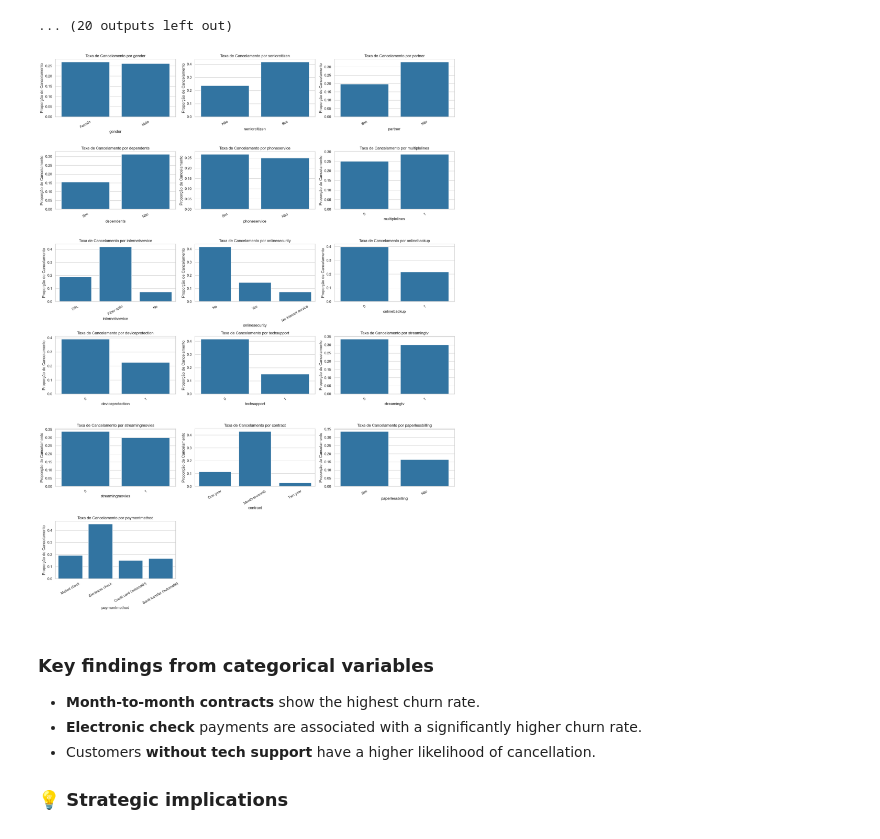
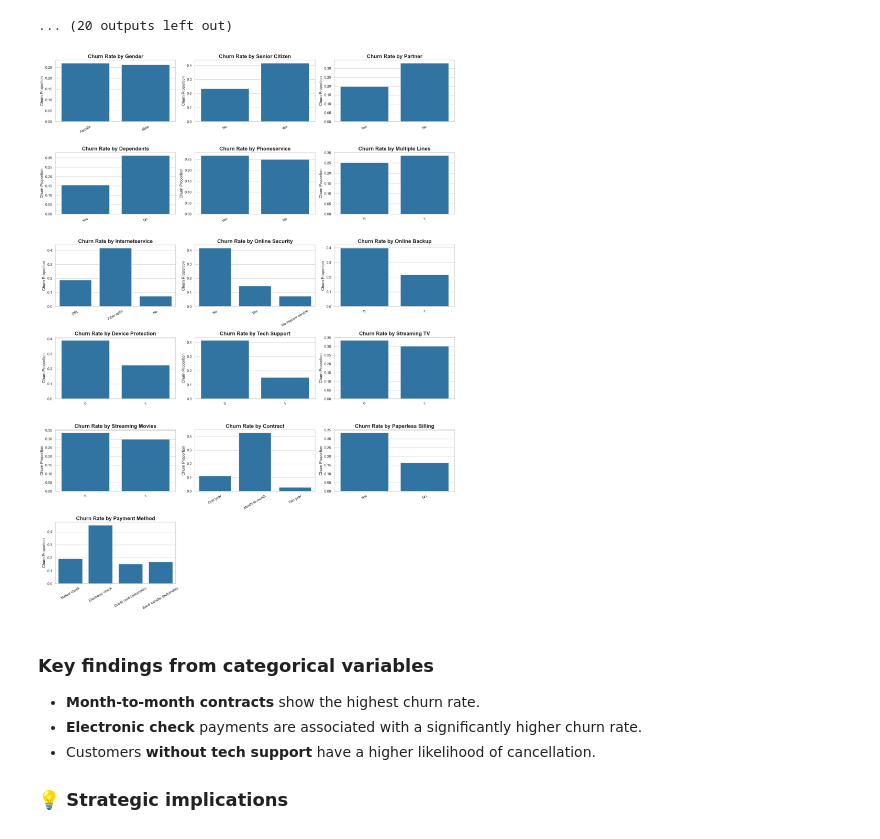
Before and after one commit to Adrilopes/telecomx-churn-analysis, a Jupyter notebook: notebooks/eda.ipynb, the cells around one changed output. Saved outputs shown, nothing was run; the diff lists cells and outputs as text; code cells hidden in the pictures.

Commit message:
Update EDA visualizations and structure

```diff
--- a/notebooks/eda.ipynb
+++ b/notebooks/eda.ipynb
@@ -581,35 +581,51 @@ import seaborn as sns
 import matplotlib.pyplot as plt
 
 colunas = colunas_categoricas
+
+mapping_titles = {
+    "seniorcitizen": "Senior Citizen",
+    "multiplelines": "Multiple Lines",
+    "paperlessbilling": "Paperless Billing",
+    "techsupport": "Tech Support",
+    "onlinesecurity": "Online Security",
+    "onlinebackup": "Online Backup",
+    "deviceprotection": "Device Protection",
+    "streamingtv": "Streaming TV",
+    "streamingmovies": "Streaming Movies",
+    "paymentmethod": "Payment Method"
+}
 
 n_cols = 3
 n_rows = (len(colunas) + n_cols - 1) // n_cols
 
 plt.figure(figsize=(18, n_rows * 4))
 
 for i, col in enumerate(colunas):
     plt.subplot(n_rows, n_cols, i + 1)
 
     df_plot = df.copy()
 
     if set(df[col].unique()) == {0, 1}:
         df_plot[col] = df[col].map({0: "No", 1: "Yes"})
 
     sns.barplot(
         x=col,
         y="churn",
         data=df_plot,
         errorbar=None
     )
 
-    plt.title(f"Churn Rate by {col}")
+    nice_col = mapping_titles.get(col, col.replace("_", " ").title())
+
+    plt.title(f"Churn Rate by {nice_col}", fontweight="bold", fontsize=16)
     plt.ylabel("Churn Proportion")
+    plt.xlabel("")
     plt.xticks(rotation=30)
 
 plt.tight_layout()
 plt.show()
 # %% [output]
-[figure, old version]
+[figure, new version]
 # %% [markdown]
 ### Key findings from categorical variables
 
```
Also changed, not shown: parts of 1 cell of this notebook, 1 other file.
